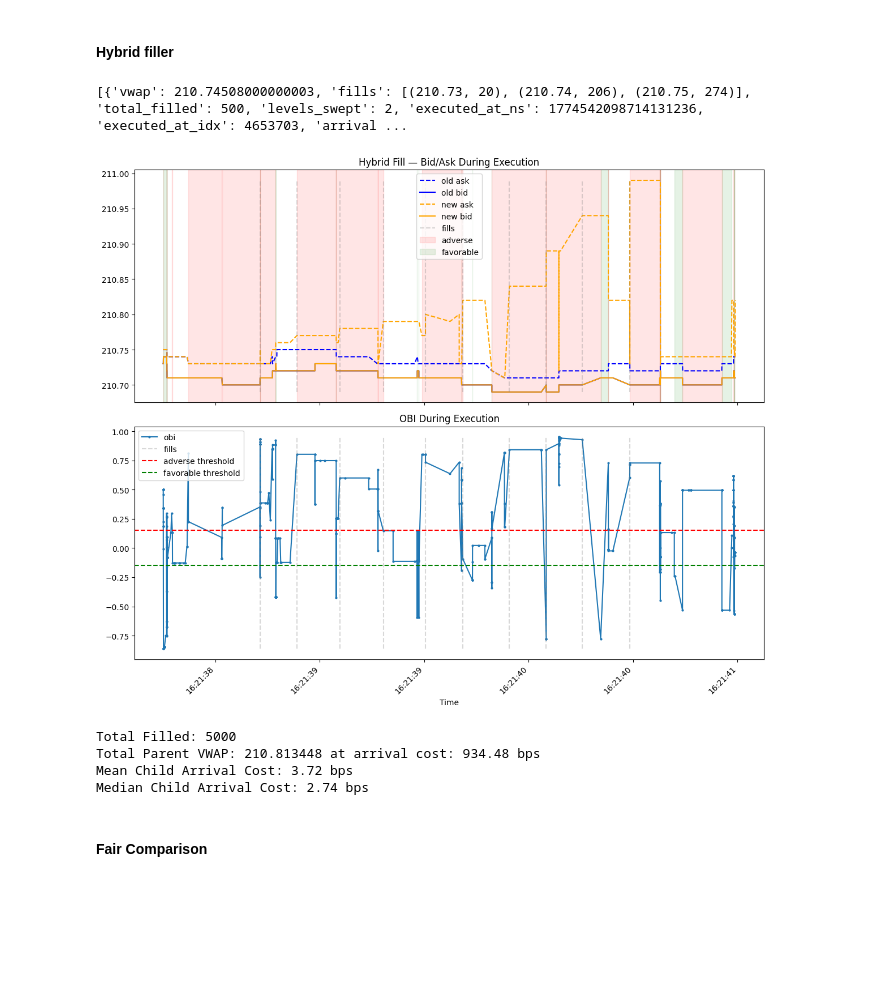
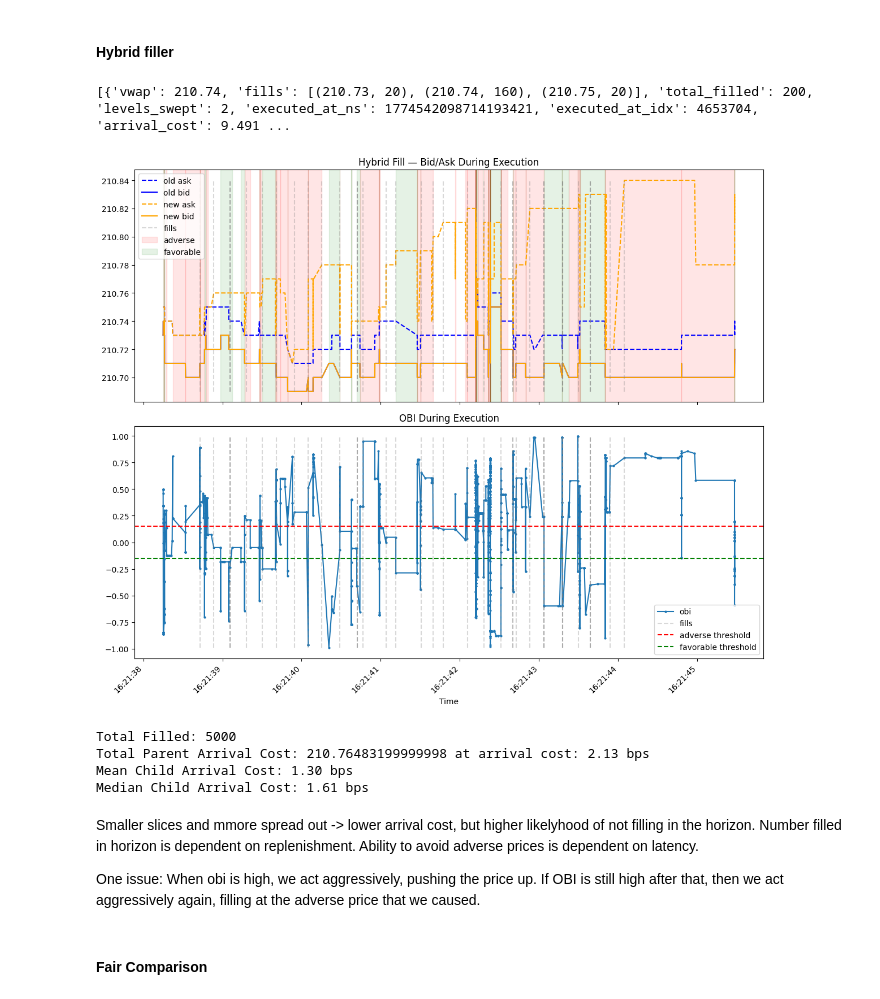
Before and after one commit to MichaelCusackNelkin/SAF_Final_Project, a Jupyter notebook: whitepaper/code/milestone_clean.ipynb, the cells around one changed output. Cells and saved outputs as stored; diff of their text form; code cells hidden in the pictures; blank space fills up the shorter version.

```diff
--- a/whitepaper/code/milestone_clean.ipynb
+++ b/whitepaper/code/milestone_clean.ipynb
@@ -365,8 +350,8 @@ shape: (9, 3)
 # %%
 SIDE = "BUY"
 OBI_THRESHOLD_H = 0.15
-N_SLICES_H = 10
-WAIT_NS_H = 200_000_000  # 200ms
+N_SLICES_H = 25
+WAIT_NS_H = 200.0 * 1e6  # 200ms
 
 ts = old_df.sample(seed=SEED)["ts_nano"][0]
 sim = ExecutionSimulator(old_df, latency_ns=LATENCY, replenishment_rate=REPLENISHMENT)
@@ -443,40 +428,44 @@ ax[0].set_title("Hybrid Fill — Bid/Ask During Execution")
 ax[1].plot(new_ts, new_window["obi"].to_numpy(), marker="o", markersize=2, label='obi')
 ax[1].vlines(fill_times, ymin=new_window["obi"].min(), ymax=new_window["obi"].max(),
              colors='gray', linestyles='dashed', alpha=0.3, label='fills')
 ax[1].axhline(OBI_THRESHOLD_H, color='red', linestyle='--', label='adverse threshold')
 ax[1].axhline(-OBI_THRESHOLD_H, color='green', linestyle='--', label='favorable threshold')
 ax[1].set_title("OBI During Execution")
 
 for a in ax:
     a.xaxis.set_major_formatter(mdates.DateFormatter('%H:%M:%S'))
     a.yaxis.set_major_formatter(ScalarFormatter(useOffset=False))
     a.ticklabel_format(style='plain', axis='y')
     a.set_xlabel("Time")
     a.legend()
 
 fig.autofmt_xdate(rotation=45)
 plt.tight_layout()
 plt.savefig(f'plots/hybrid_fill_{SEED}.png', dpi=300, bbox_inches='tight')
 plt.show()
 
 # Summary stats
 p0 = old_df.filter(pl.col("ts_nano") == ts)['mid'][0]
 filled_results_h = [r for r in results_h if r["vwap"] != 0.0]
 total_vwap_h = np.sum([r["vwap"]*r["total_filled"] for r in filled_results_h]) / np.sum([r["total_filled"] for r in filled_results_h])
 total_filled_h = np.sum([r["total_filled"] for r in filled_results_h])
 mean_child_h = np.mean([r["arrival_cost"] for r in filled_results_h])
 median_child_h = np.median([r["arrival_cost"] for r in filled_results_h])
 print(f"Total Filled: {total_filled_h}")
-print(f"Total Parent VWAP: {total_vwap_h} at arrival cost: {(total_vwap_h - p0) * 10_000:,.2f} bps")
+print(f"Total Parent Arrival Cost: {total_vwap_h} at arrival cost: {(total_vwap_h - p0)/p0 * 10_000:,.2f} bps")
 print(f"Mean Child Arrival Cost: {mean_child_h * 10_000:,.2f} bps")
 print(f"Median Child Arrival Cost: {median_child_h * 10_000:,.2f} bps")
 # %% [output]
-[{'vwap': 210.74508000000003, 'fills': [(210.73, 20), (210.74, 206), (210.75, 274)], 'total_filled': 500, 'levels_swept': 2, 'executed_at_ns': 1774542098714131236, 'executed_at_idx': 4653703, 'arrival ...
+[{'vwap': 210.74, 'fills': [(210.73, 20), (210.74, 160), (210.75, 20)], 'total_filled': 200, 'levels_swept': 2, 'executed_at_ns': 1774542098714193421, 'executed_at_idx': 4653704, 'arrival_cost': 9.491 ...
-[figure, old version]
+[figure, new version]
 Total Filled: 5000
-Total Parent VWAP: 210.813448 at arrival cost: 934.48 bps
-Mean Child Arrival Cost: 3.72 bps
-Median Child Arrival Cost: 2.74 bps
+Total Parent Arrival Cost: 210.76483199999998 at arrival cost: 2.13 bps
+Mean Child Arrival Cost: 1.30 bps
+Median Child Arrival Cost: 1.61 bps
+# %% [markdown]
+Smaller slices and mmore spread out -> lower arrival cost, but higher likelyhood of not filling in the horizon. Number filled in horizon is dependent on replenishment. Ability to avoid adverse prices is dependent on latency.
+
+One issue: When obi is high, we act aggressively, pushing the price up. If OBI is still high after that, then we act aggressively again, filling at the adverse price that we caused.
 # %% [markdown]
 #### Fair Comparison
 # %%
```
Also changed, not shown: parts of 7 cells of this notebook, 15 other files.
